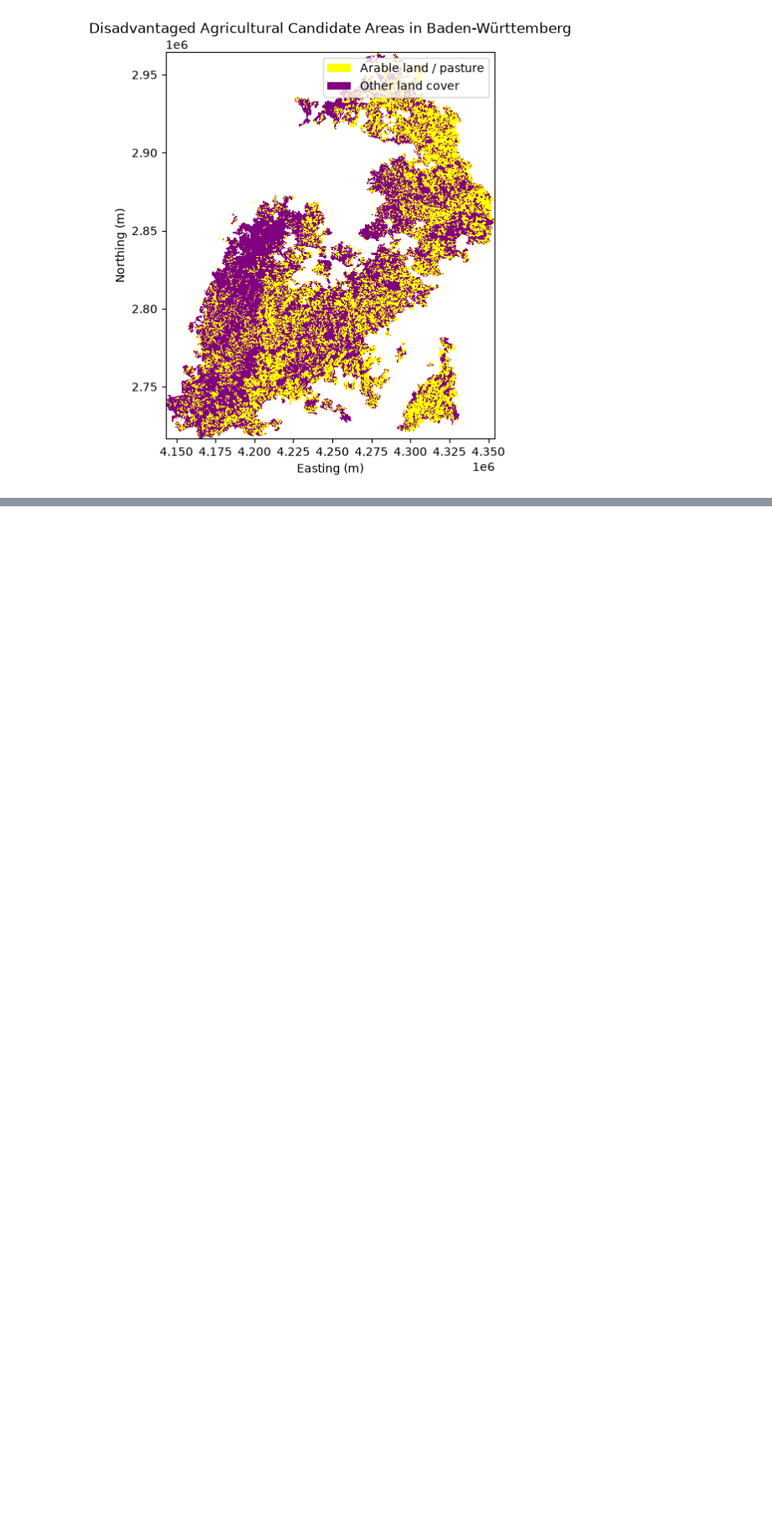
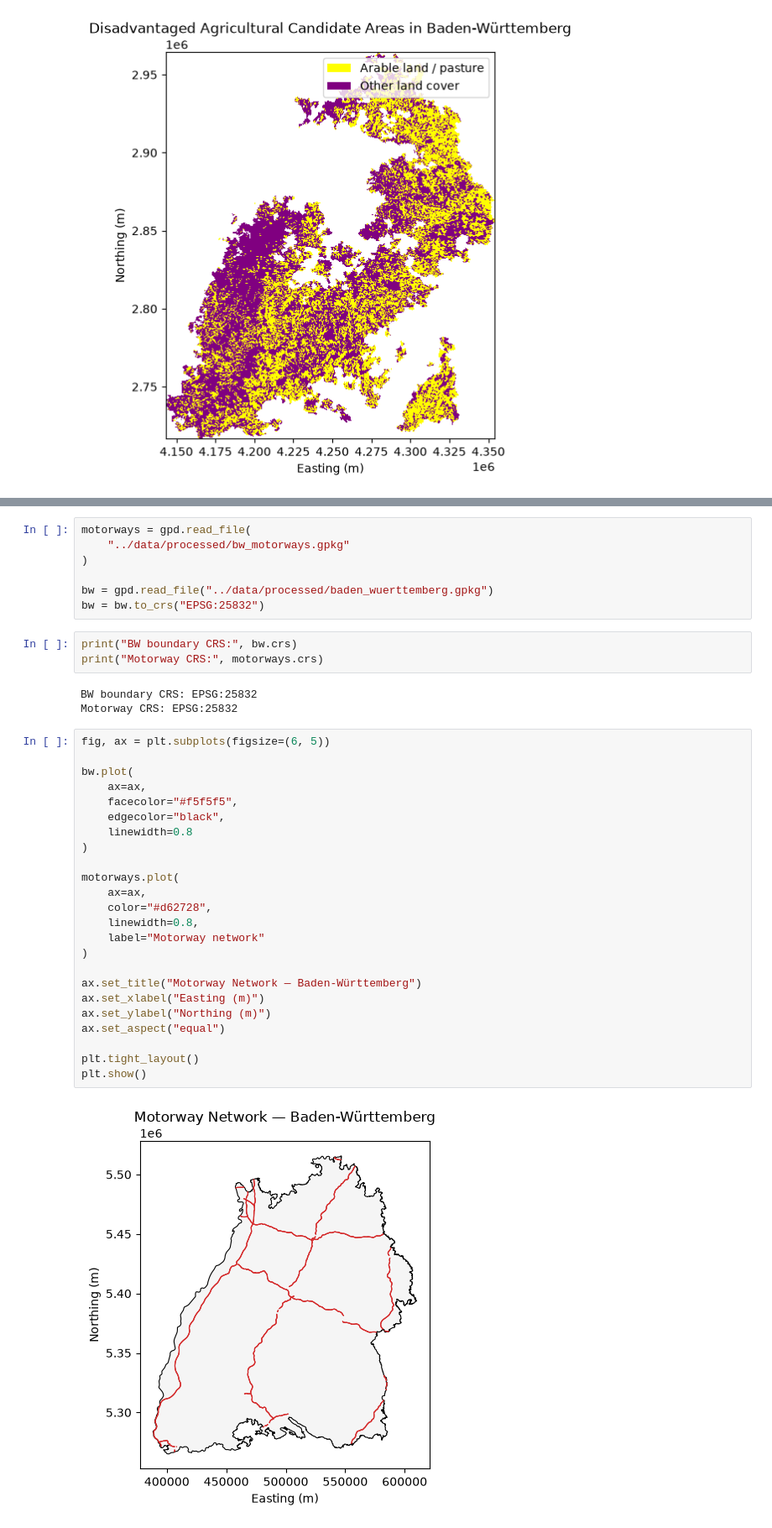
Before and after one commit to simisk/renewable-energy-site-intelligence, a Jupyter notebook: notebooks/04_suitability_constraints.ipynb, the cells around one changed output, grey strips where cells are left out. Shown at 84% size. Drawn from its saved outputs; the diff is of its cells as text; blank space fills up the shorter version.

```diff
--- a/notebooks/04_suitability_constraints.ipynb
+++ b/notebooks/04_suitability_constraints.ipynb
@@ -781,0 +470,39 @@ Page 9000: 175 features
+# %%
+motorways = gpd.read_file(
+    "../data/processed/bw_motorways.gpkg"
+)
+
+bw = gpd.read_file("../data/processed/baden_wuerttemberg.gpkg")
+bw = bw.to_crs("EPSG:25832")
+# %%
+print("BW boundary CRS:", bw.crs)
+print("Motorway CRS:", motorways.crs)
+# %% [output]
+BW boundary CRS: EPSG:25832
+Motorway CRS: EPSG:25832
+# %%
+fig, ax = plt.subplots(figsize=(6, 5))
+
+bw.plot(
+    ax=ax,
+    facecolor="#f5f5f5",
+    edgecolor="black",
+    linewidth=0.8
+)
+
+motorways.plot(
+    ax=ax,
+    color="#d62728",
+    linewidth=0.8,
+    label="Motorway network"
+)
+
+ax.set_title("Motorway Network — Baden-Württemberg")
+ax.set_xlabel("Easting (m)")
+ax.set_ylabel("Northing (m)")
+ax.set_aspect("equal")
+
+plt.tight_layout()
+plt.show()
+# %% [output]
+[figure, added]
```
Also changed, not shown: parts of 13 cells of this notebook.
